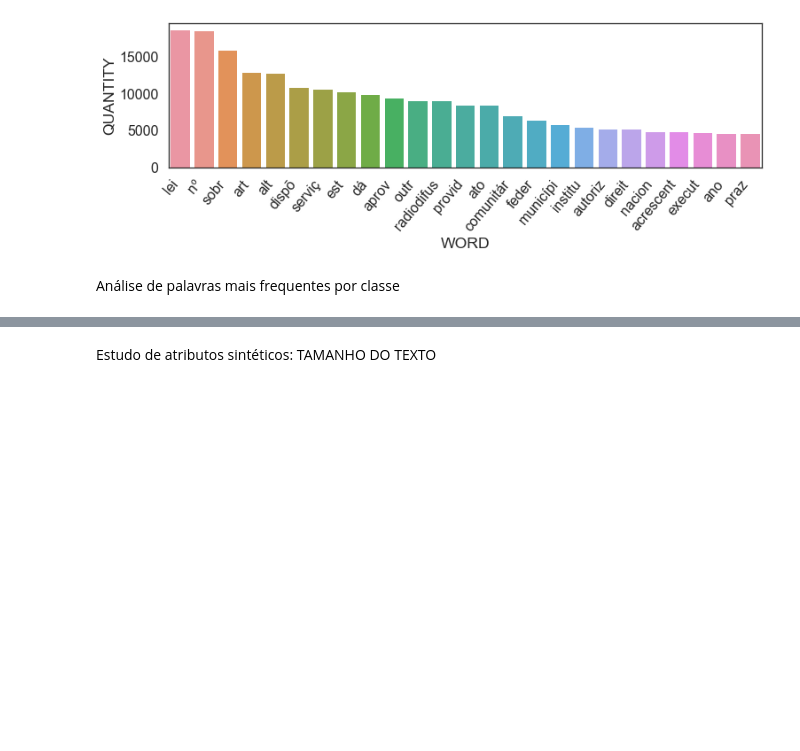
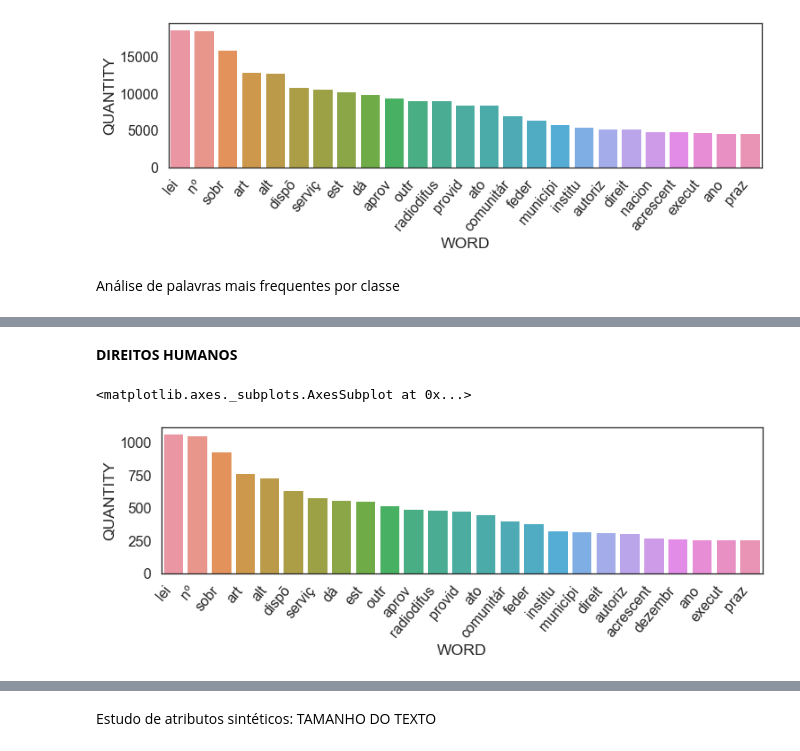
Before and after one commit to DiegoKremer/meu-politico, a Jupyter notebook: data_analysis/analise_proposicoes.ipynb, the cells around one changed output, grey strips where cells are left out. Cells and saved outputs as stored; diff of their text form; code cells hidden in the pictures; blank space fills up the shorter version.

```diff
--- a/data_analysis/analise_proposicoes.ipynb
+++ b/data_analysis/analise_proposicoes.ipynb
@@ -600,0 +647,23 @@ Análise de palavras mais frequentes por classe
+# %% [markdown]
+**DIREITOS HUMANOS**
+# %%
+df_t_dirhum = corr_df_prop[corr_df_prop['TEMAS'] == 'DIREITOS HUMANOS']
+wcount_dirhum = {}
+for row in df_t_dirhum['TOKENWORDS'].iteritems():
+    for word in str(row[1]).split():
+        if word not in wcount_dirhum:
+            wcount_dirhum[word] = 1
+        else:
+            wcount_dirhum[word] += 1
+wcount_dirhum = sorted(wcount_dirhum.items(), key=operator.itemgetter(1), reverse=True)
+wcount_dirhum = pd.DataFrame.from_dict(wcount_dirhum)
+wcount_dirhum.columns = ['WORD', 'QUANTITY']
+sns.set_context("poster")
+sns.set_style('white')
+plt.figure(figsize=(12,3))
+wcount_dirhum_plot = sns.barplot(x=wcount_dirhum["WORD"].head(25), y=wcount_dirhum["QUANTITY"].head(25), data=wcount_dirhum)
+plt.setp(wcount_dirhum_plot.get_xticklabels(), rotation=50, ha="right")
+wcount_dirhum_plot
+# %% [output]
+<matplotlib.axes._subplots.AxesSubplot at 0x...>
+[figure, added]
```
Also changed, not shown: parts of 16 cells of this notebook.
